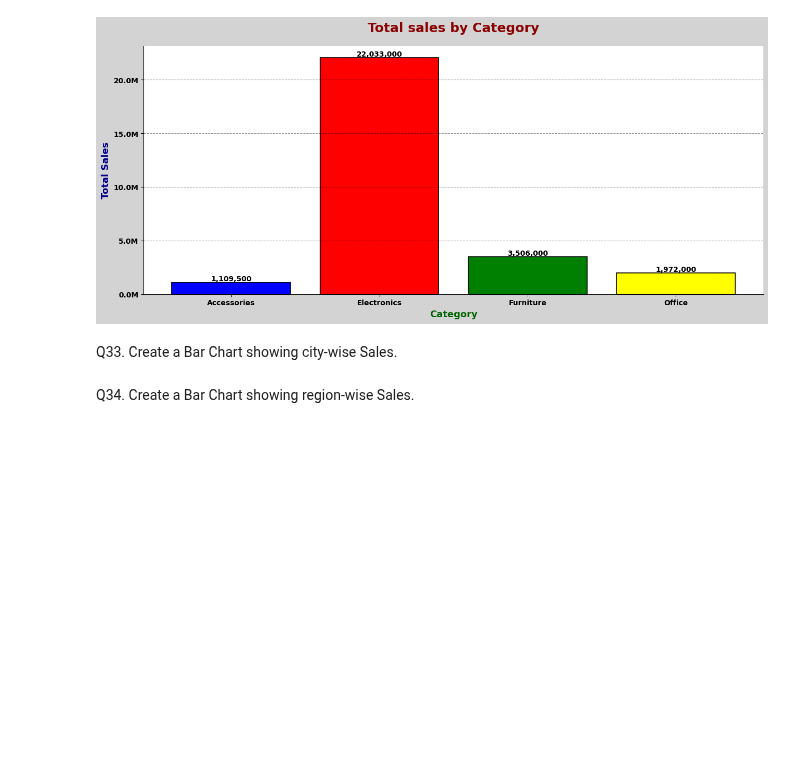
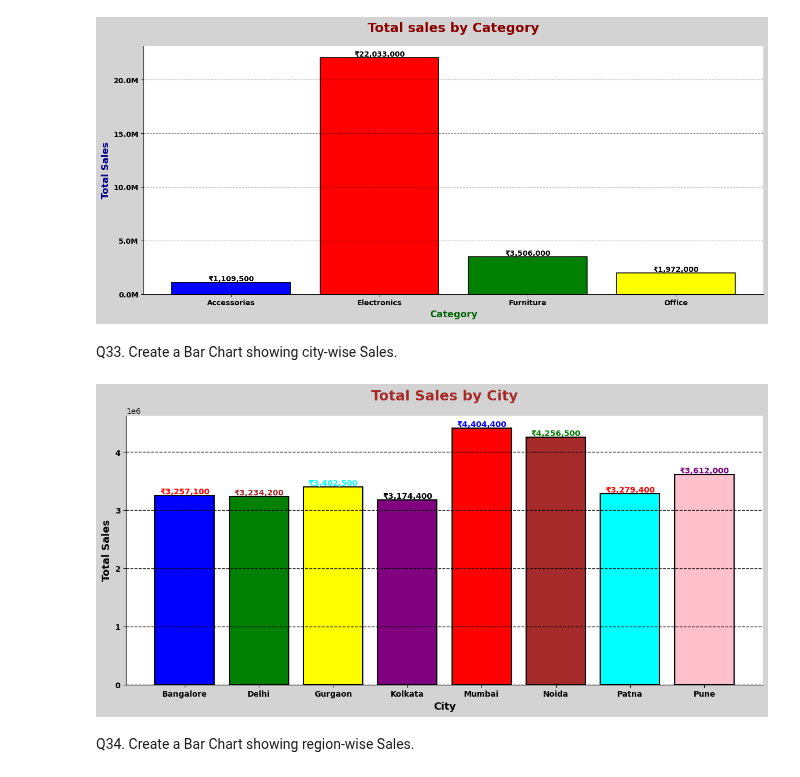
Before and after one commit to Suraj-kumar121K/PANDAS-CURSE, a Jupyter notebook: large_data_practice/01_Sales.ipynb, the cells around one changed output. Drawn from its saved outputs; the diff is of its cells as text; code cells hidden in the pictures; blank space fills up the shorter version.

```diff
--- a/large_data_practice/01_Sales.ipynb
+++ b/large_data_practice/01_Sales.ipynb
@@ -835,5 +835,81 @@ plt.show()
 [figure]
 # %% [markdown]
 Q33. Create a Bar Chart showing city-wise Sales.
+# %%
+plt.figure(figsize=(12, 6), facecolor="lightgray")
+bar = plt.bar(
+    total_city.index,
+    total_city.values,
+    color=["blue", "green", "yellow", "purple",
+            "red", "brown", "cyan", "pink",],
+    edgecolor="black",
+    linewidth=1.5
+)
+
+plt.title(
+    "Total Sales by City",
+    fontsize=18,
+    fontweight="bold",
+    color="brown",
+    pad=20
+)
+
+plt.xlabel(
+    "City",
+    fontsize=13,
+    fontweight="bold",
+    color="black"
+)
+
+plt.ylabel(
+    "Total Sales",
+    fontsize=13,
+    fontweight="bold",
+    color="black"
+)
+
+plt.xticks(
+    rotation=0,
+    ha="center",
+    fontsize=10,
+    fontweight="bold"
+)
+
+plt.yticks(
+    fontsize=10,
+    fontweight="bold"
+)
+
+plt.grid(
+    axis="y",
+    linestyle="--",
+    color="black",
+    alpha=0.9,
+    linewidth=1
+)
+
+text_colors = ["red", "brown", "cyan", "black",
+            "blue", "green", "red", "purple"]
+for i, a in enumerate(bar):
+    value = a.get_height()
+    plt.text(
+        a.get_x() + a.get_width() / 2,
+        value,
+        f"₹{value:,.0f}",
+        ha="center",
+        va="bottom",
+        fontsize=10,
+        fontweight="bold",
+        color = text_colors[i]
+    )
+
+plt.gca().spines["top"].set_visible(False)
+plt.gca().spines["right"].set_visible(False)
+
+plt.tight_layout()
+
+plt.show()
+# %% [output]
+[figure, added]
 # %% [markdown]
 Q34. Create a Bar Chart showing region-wise Sales.
```
Also changed, not shown: parts of 2 cells of this notebook.
